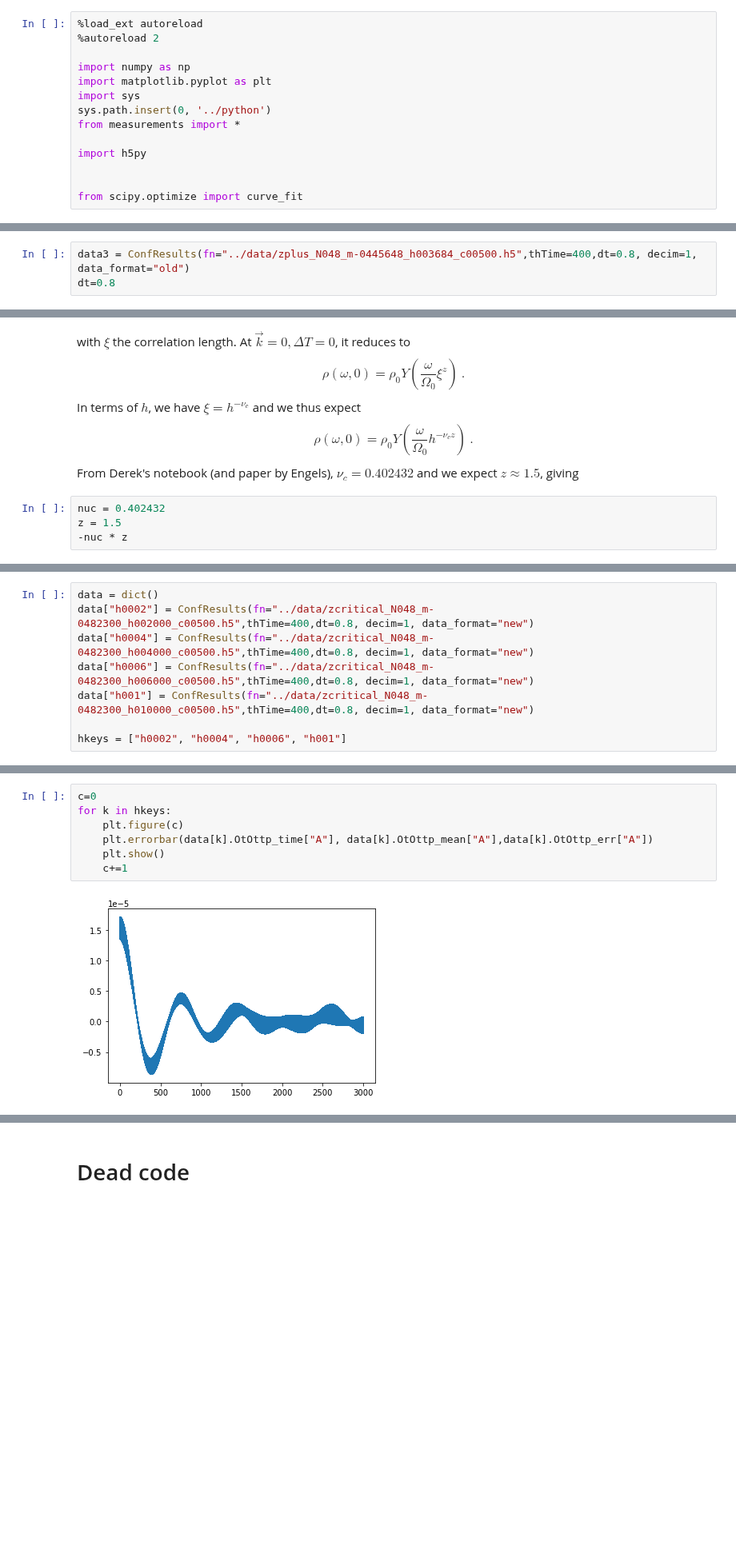
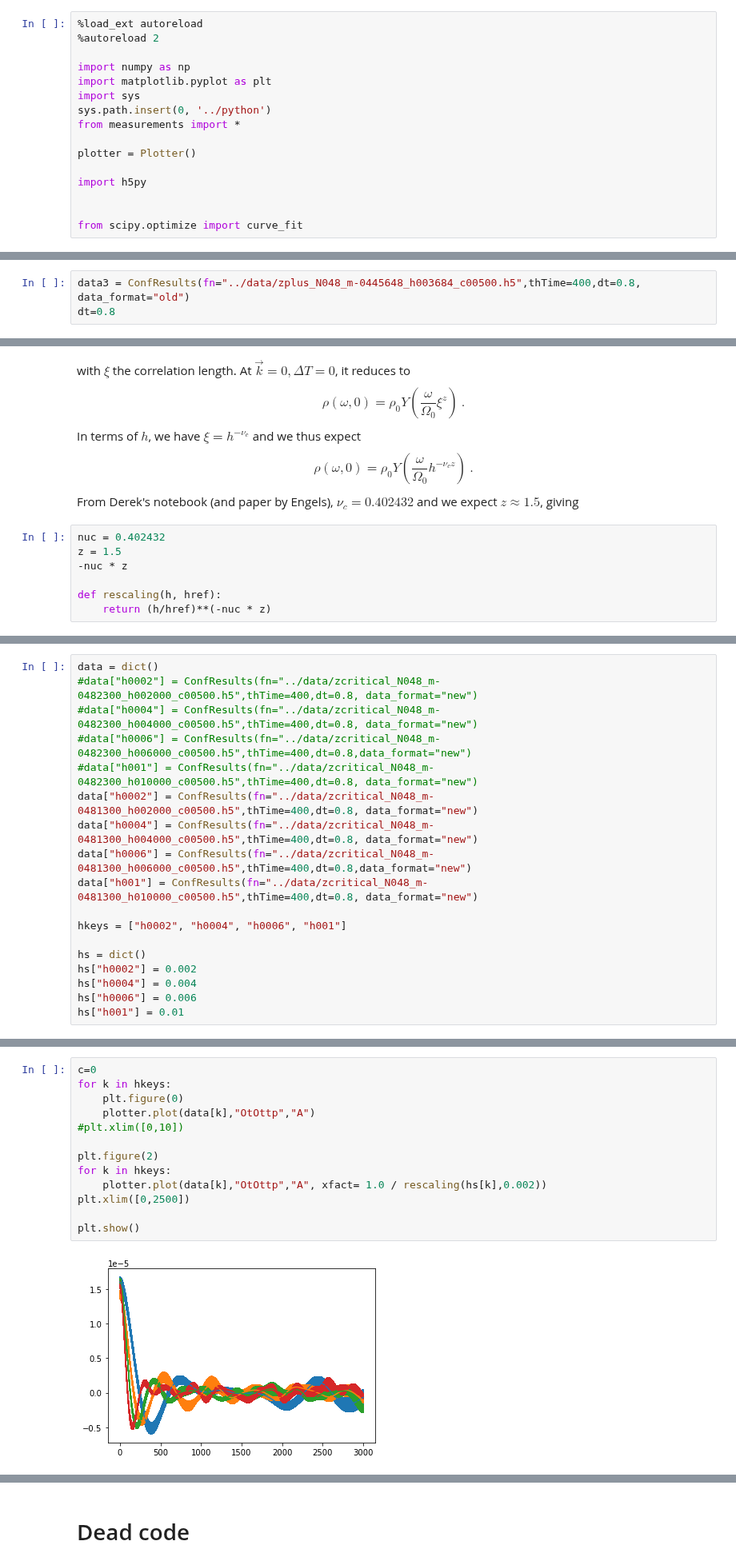
Before and after one commit to jannisgebbo/langevinA, a Jupyter notebook: jupyter_notebooks/ModelG_spectral_function.ipynb, the cells around one changed output, grey strips where cells are left out. Shown at 80% size. Cells and saved outputs as stored; diff of their text form; blank space fills up the shorter version.

```diff
--- a/jupyter_notebooks/ModelG_spectral_function.ipynb
+++ b/jupyter_notebooks/ModelG_spectral_function.ipynb
@@ -8,6 +8,8 @@ import sys
 sys.path.insert(0, '../python')
 from measurements import *
 
+plotter = Plotter()
+
 import h5py
 
 
@@ -120,7 +125,7 @@ plt.errorbar(data2.OtOttpSpecFunc_oms["phi0"], data2.OtOttpSpecFunc_mean["phi0"]
 # %% [markdown]
 # Unbroken phase
 # %%
-data3 = ConfResults(fn="../data/zplus_N048_m-0445648_h003684_c00500.h5",thTime=400,dt=0.8, decim=1, data_format="old")
+data3 = ConfResults(fn="../data/zplus_N048_m-0445648_h003684_c00500.h5",thTime=400,dt=0.8, data_format="old")
 dt=0.8
 # %%
 data3.readAv()
@@ -179,3 +184,6 @@ From Derek's notebook (and paper by Engels), $\nu_c = 0.402432$ and we expect $z
 nuc = 0.402432
 z = 1.5
 -nuc * z
+
+def rescaling(h, href):
+    return (h/href)**(-nuc * z)
@@ -184,11 +190,21 @@ z = 1.5
 # %%
 data = dict()
-data["h0002"] = ConfResults(fn="../data/zcritical_N048_m-0482300_h002000_c00500.h5",thTime=400,dt=0.8, decim=1, data_format="new")
-data["h0004"] = ConfResults(fn="../data/zcritical_N048_m-0482300_h004000_c00500.h5",thTime=400,dt=0.8, decim=1, data_format="new")
-data["h0006"] = ConfResults(fn="../data/zcritical_N048_m-0482300_h006000_c00500.h5",thTime=400,dt=0.8, decim=1, data_format="new")
-data["h001"] = ConfResults(fn="../data/zcritical_N048_m-0482300_h010000_c00500.h5",thTime=400,dt=0.8, decim=1, data_format="new")
+#data["h0002"] = ConfResults(fn="../data/zcritical_N048_m-0482300_h002000_c00500.h5",thTime=400,dt=0.8, data_format="new")
+#data["h0004"] = ConfResults(fn="../data/zcritical_N048_m-0482300_h004000_c00500.h5",thTime=400,dt=0.8, data_format="new")
+#data["h0006"] = ConfResults(fn="../data/zcritical_N048_m-0482300_h006000_c00500.h5",thTime=400,dt=0.8,data_format="new")
+#data["h001"] = ConfResults(fn="../data/zcritical_N048_m-0482300_h010000_c00500.h5",thTime=400,dt=0.8, data_format="new")
+data["h0002"] = ConfResults(fn="../data/zcritical_N048_m-0481300_h002000_c00500.h5",thTime=400,dt=0.8, data_format="new")
+data["h0004"] = ConfResults(fn="../data/zcritical_N048_m-0481300_h004000_c00500.h5",thTime=400,dt=0.8, data_format="new")
+data["h0006"] = ConfResults(fn="../data/zcritical_N048_m-0481300_h006000_c00500.h5",thTime=400,dt=0.8,data_format="new")
+data["h001"] = ConfResults(fn="../data/zcritical_N048_m-0481300_h010000_c00500.h5",thTime=400,dt=0.8, data_format="new")
 
 hkeys = ["h0002", "h0004", "h0006", "h001"]
+
+hs = dict()
+hs["h0002"] = 0.002
+hs["h0004"] = 0.004
+hs["h0006"] = 0.006
+hs["h001"] = 0.01
 # %%
 c=0
 for k in hkeys:
@@ -215,9 +232,15 @@ h0006
 # %%
 c=0
 for k in hkeys:
-    plt.figure(c)
-    plt.errorbar(data[k].OtOttp_time["A"], data[k].OtOttp_mean["A"],data[k].OtOttp_err["A"])
-    plt.show()
-    c+=1
+    plt.figure(0)
+    plotter.plot(data[k],"OtOttp","A")
+#plt.xlim([0,10])
+
+plt.figure(2)
+for k in hkeys:
+    plotter.plot(data[k],"OtOttp","A", xfact= 1.0 / rescaling(hs[k],0.002))
+plt.xlim([0,2500])
+
+plt.show()
 # %% [output]
-[figure, old version]
+[figure, new version]
```
Also changed, not shown: parts of 42 cells of this notebook, 3 other files.
